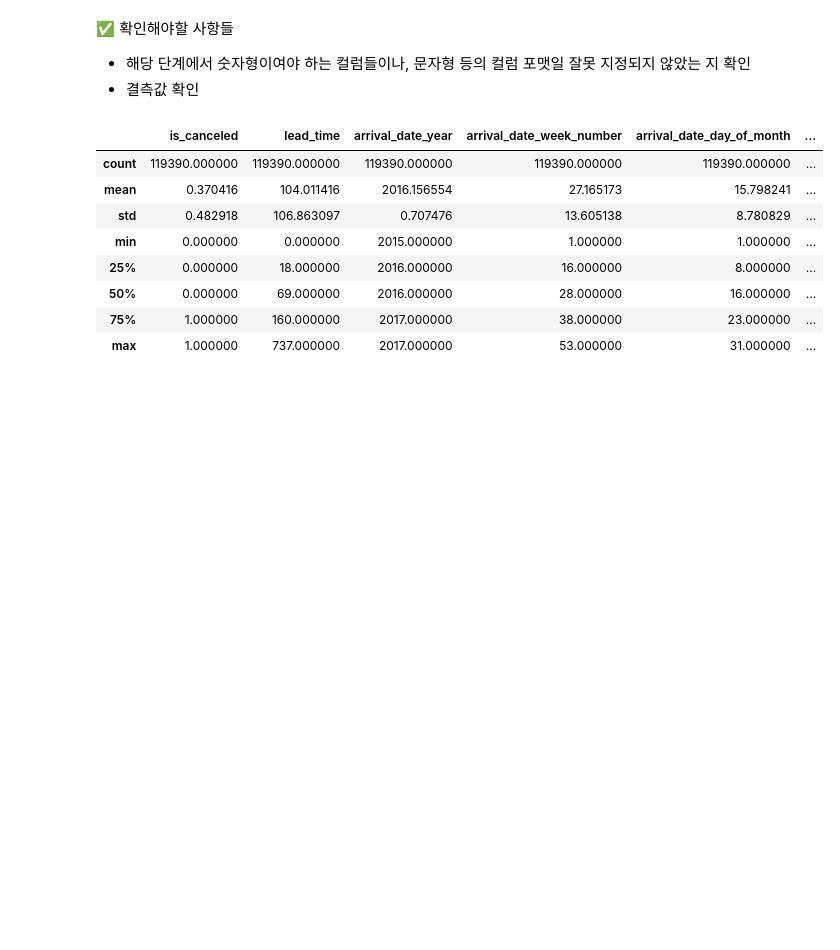
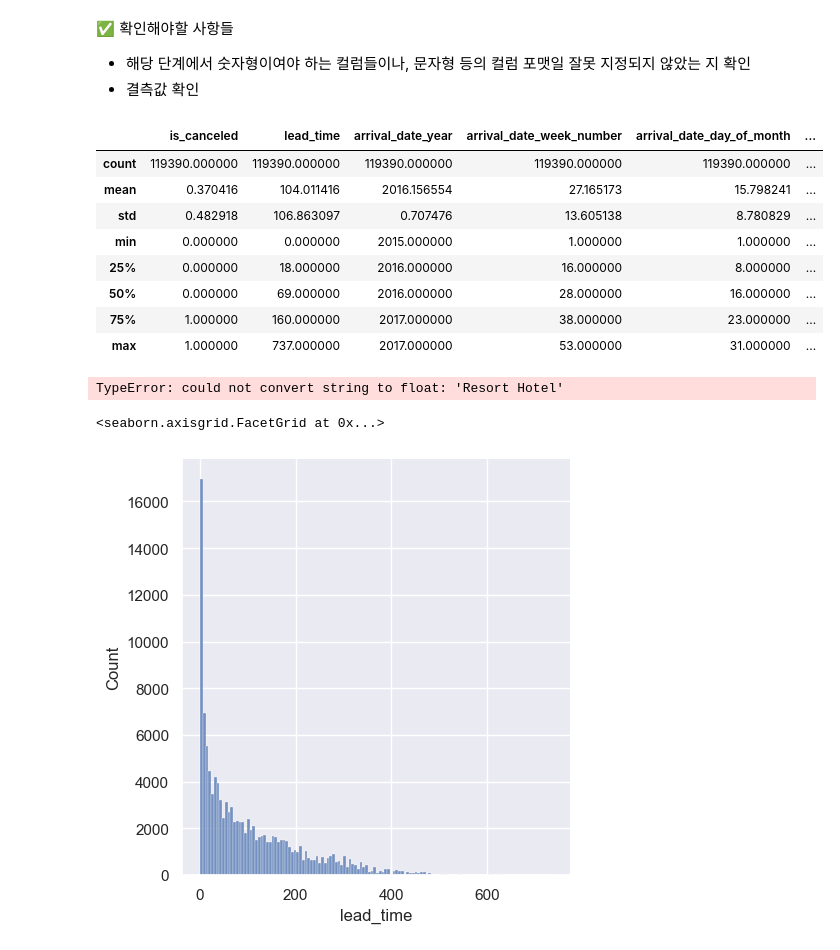
Before and after one commit to hyeming-king/data-anaylst-allthings, a Jupyter notebook: 10_chapter.ipynb, the cells around one changed output. Saved outputs shown, nothing was run; the diff lists cells and outputs as text; code cells hidden in the pictures; blank space fills up the shorter version.

```diff
--- a/10_chapter.ipynb
+++ b/10_chapter.ipynb
@@ -81,3 +101,16 @@ df.describe()
 | 50% | 0.000000 | 69.000000 | 2016.000000 | 28.000000 | 16.000000 | ... |
 | 75% | 1.000000 | 160.000000 | 2017.000000 | 38.000000 | 23.000000 | ... |
 | max | 1.000000 | 737.000000 | 2017.000000 | 53.000000 | 31.000000 | ... |
+# %%
+# 칼럼 왜도, 첨도 확인
+df.skew()
+# df.kurtosis()
+# 에러나네. 문자열 -> 숫자 처리 안된다고 이러는 것 같은데... 원래는 알아서 해주는 걸로 알고 있는데, 숫자형만 뽑아서. 이부분은 확인 필요해 보임
+# %% [output]
+TypeError: could not convert string to float: 'Resort Hotel'
+# %%
+# 특정 변수 분포 시각화
+sns.displot(df['lead_time'])
+# %% [output]
+<seaborn.axisgrid.FacetGrid at 0x...>
+[figure, added]
```
Also changed, not shown: parts of 5 cells of this notebook, 2 other files.
